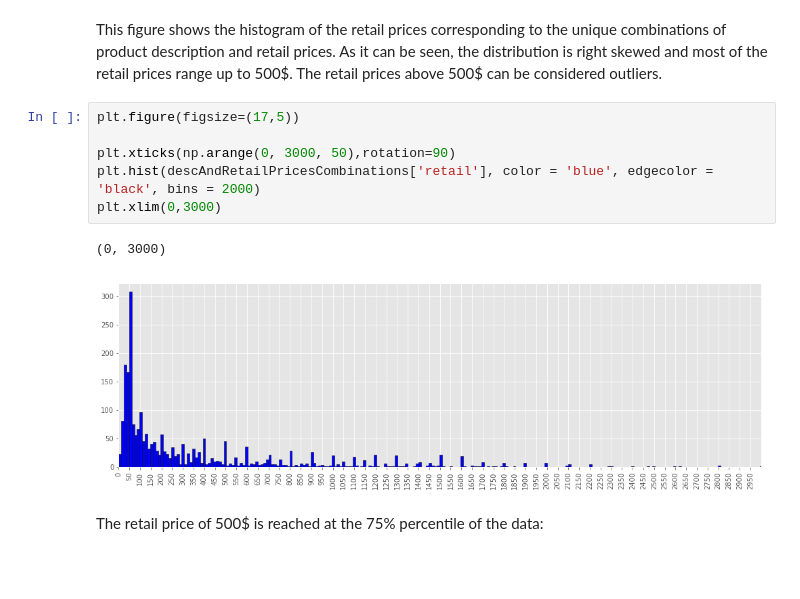
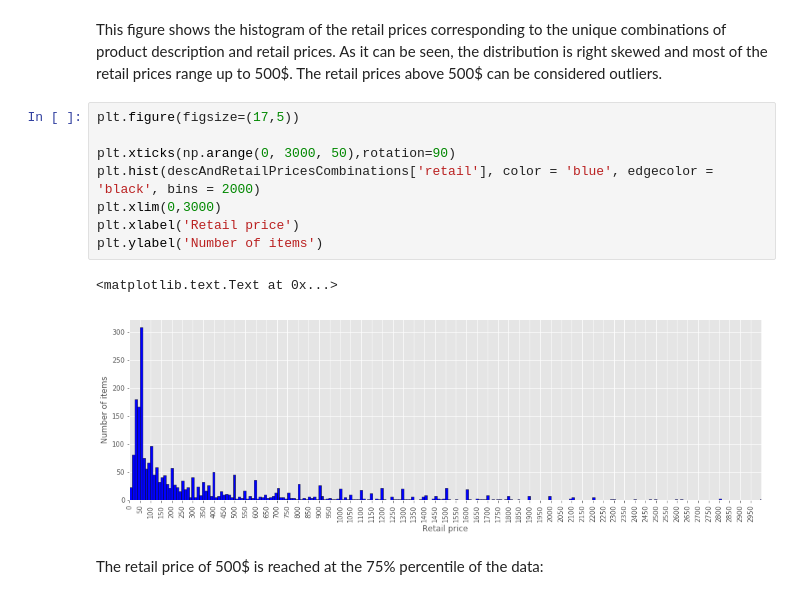
Before and after one commit to sergio-valmorisco-sierra/tfm_data_science_sergio_valmorisco_sierra, a Jupyter notebook: clustering_and_selling_price_prediction.ipynb, the cells around one changed output. Drawn from its saved outputs; the diff is of its cells as text; blank space fills up the shorter version.

```diff
--- a/clustering_and_selling_price_prediction.ipynb
+++ b/clustering_and_selling_price_prediction.ipynb
@@ -1109,12 +1109,14 @@ This figure shows the histogram of the retail prices corresponding to the unique
 # %%
 plt.figure(figsize=(17,5))
 
 plt.xticks(np.arange(0, 3000, 50),rotation=90)
 plt.hist(descAndRetailPricesCombinations['retail'], color = 'blue', edgecolor = 'black', bins = 2000)
 plt.xlim(0,3000)
+plt.xlabel('Retail price')
+plt.ylabel('Number of items')
 # %% [output]
-(0, 3000)
+<matplotlib.text.Text at 0x...>
-[figure, old version]
+[figure, new version]
 # %% [markdown]
 The retail price of 500\$ is reached at the 75% percentile of the data:
 # %%
```
Also changed, not shown: parts of 22 cells of this notebook.
